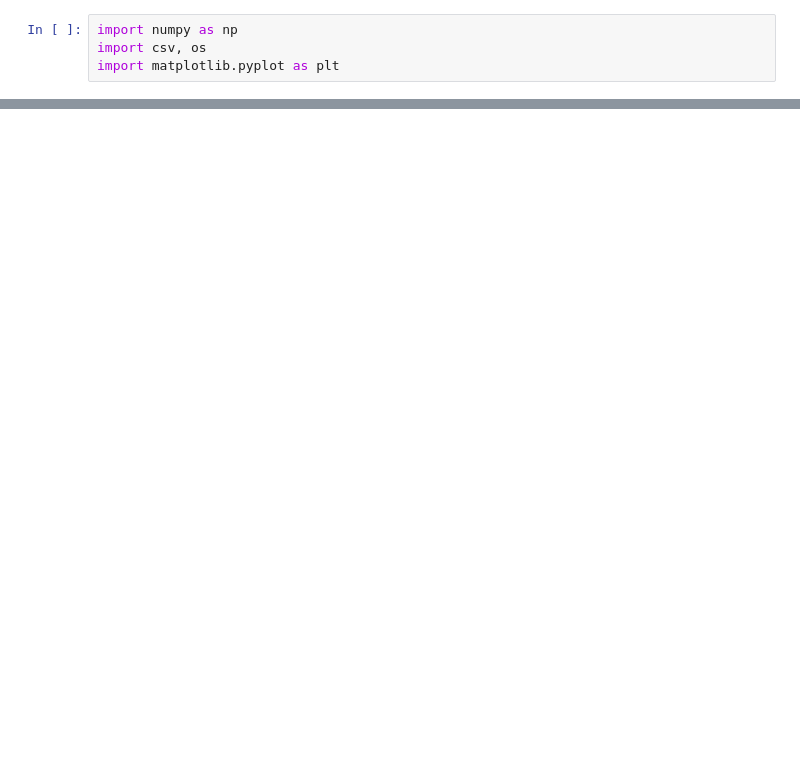
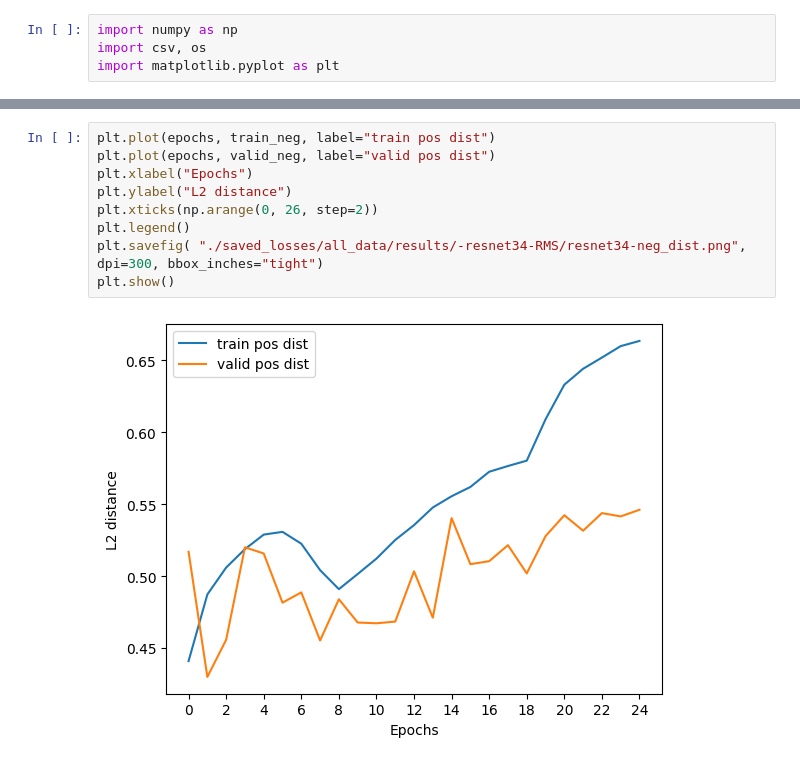
Before and after one commit to Lisa-dk/self-supervised-htr, a Jupyter notebook: siamese_src/plot_loss.ipynb, the cells around one changed output, grey strips where cells are left out. Saved outputs shown, nothing was run; the diff lists cells and outputs as text; blank space fills up the shorter version.

```diff
--- a/siamese_src/plot_loss.ipynb
+++ b/siamese_src/plot_loss.ipynb
@@ -58,0 +76,11 @@ plt.show()
+# %%
+plt.plot(epochs, train_neg, label="train pos dist")
+plt.plot(epochs, valid_neg, label="valid pos dist")
+plt.xlabel("Epochs")
+plt.ylabel("L2 distance")
+plt.xticks(np.arange(0, 26, step=2))
+plt.legend()
+plt.savefig( "./saved_losses/all_data/results/-resnet34-RMS/resnet34-neg_dist.png", dpi=300, bbox_inches="tight")
+plt.show()
+# %% [output]
+[figure, added]
```
Also changed, not shown: parts of 4 cells of this notebook, 7 other files.
